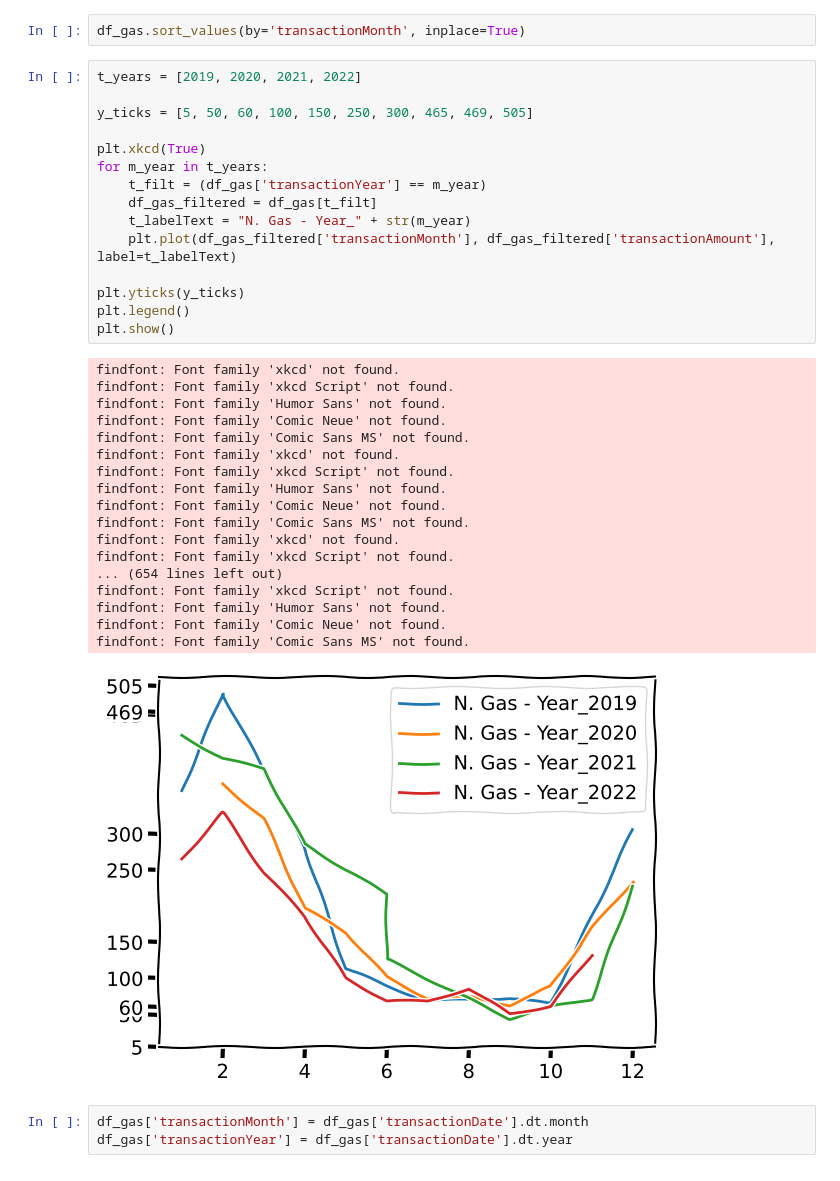
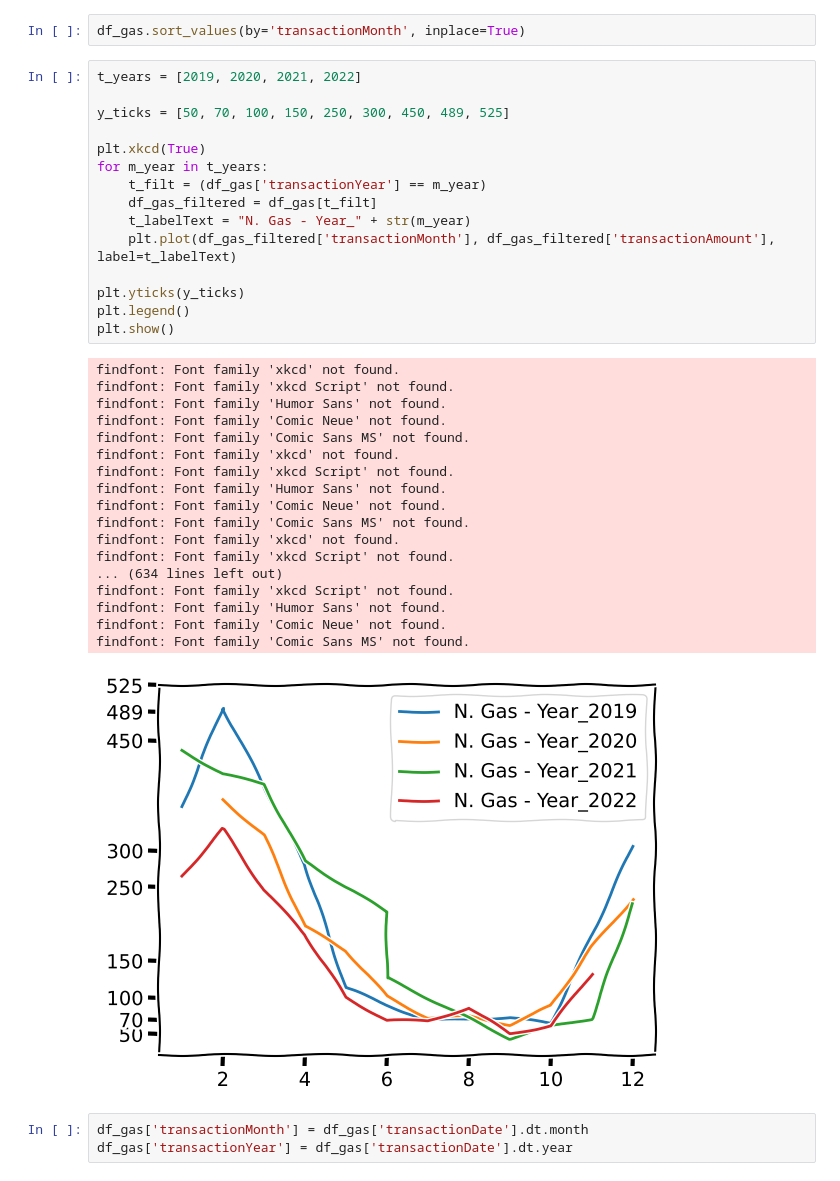
Before and after one commit to roncoejr/practice-11132022-gh, a Jupyter notebook: test-ghcs.ipynb, the cells around one changed output. Cells and saved outputs as stored; diff of their text form.

```diff
--- a/test-ghcs.ipynb
+++ b/test-ghcs.ipynb
@@ -47,37 +47,37 @@ df_gas.sort_values(by='transactionMonth', inplace=True)
 # %%
 t_years = [2019, 2020, 2021, 2022]
 
-y_ticks = [5, 50, 60, 100, 150, 250, 300, 465, 469, 505]
+y_ticks = [50, 70, 100, 150, 250, 300, 450, 489, 525]
 
 plt.xkcd(True)
 for m_year in t_years:
     t_filt = (df_gas['transactionYear'] == m_year)
     df_gas_filtered = df_gas[t_filt]
     t_labelText = "N. Gas - Year_" + str(m_year)
     plt.plot(df_gas_filtered['transactionMonth'], df_gas_filtered['transactionAmount'], label=t_labelText)
 
 plt.yticks(y_ticks)
 plt.legend()
 plt.show()
 # %% [output]
 findfont: Font family 'xkcd' not found.
 findfont: Font family 'xkcd Script' not found.
 findfont: Font family 'Humor Sans' not found.
 findfont: Font family 'Comic Neue' not found.
 findfont: Font family 'Comic Sans MS' not found.
 findfont: Font family 'xkcd' not found.
 findfont: Font family 'xkcd Script' not found.
 findfont: Font family 'Humor Sans' not found.
 findfont: Font family 'Comic Neue' not found.
 findfont: Font family 'Comic Sans MS' not found.
 findfont: Font family 'xkcd' not found.
 findfont: Font family 'xkcd Script' not found.
-... (654 lines left out)
+... (634 lines left out)
 findfont: Font family 'xkcd Script' not found.
 findfont: Font family 'Humor Sans' not found.
 findfont: Font family 'Comic Neue' not found.
 findfont: Font family 'Comic Sans MS' not found.
-[figure, old version]
+[figure, new version]
 # %%
 df_gas['transactionMonth'] = df_gas['transactionDate'].dt.month
 df_gas['transactionYear'] = df_gas['transactionDate'].dt.year
```
